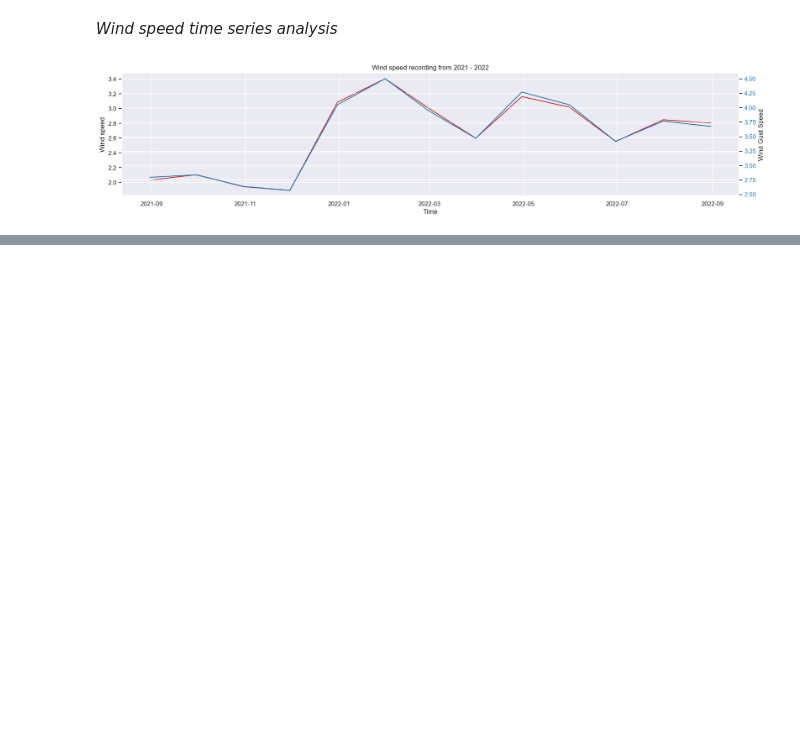
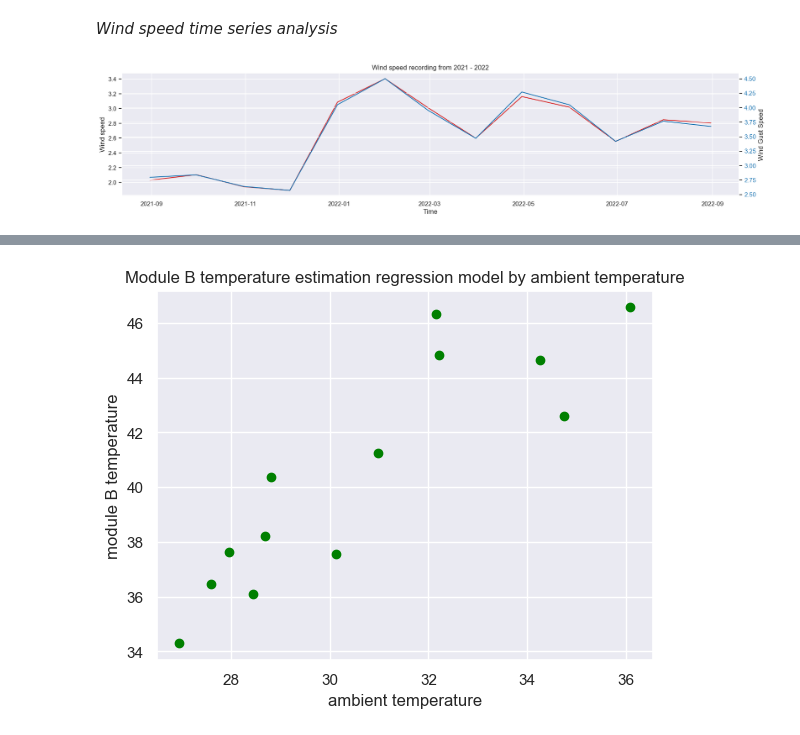
Before and after one commit to KalTadesse9/project_moonlight, a Jupyter notebook: notebooks/AnalysisOnSolarRadiations_Benin.ipynb, the cells around one changed output, grey strips where cells are left out. Drawn from its saved outputs; the diff is of its cells as text; code cells hidden in the pictures; blank space fills up the shorter version.

```diff
--- a/notebooks/AnalysisOnSolarRadiations_Benin.ipynb
+++ b/notebooks/AnalysisOnSolarRadiations_Benin.ipynb
@@ -342,0 +374,8 @@ plot_df(monthly_data, x=monthly_data.index, y1=monthly_data['WD'], title='Wind D
+# %%
+plt.scatter(monthly_temp_data['Tamb'],monthly_temp_data['TModB'], color ="green")
+plt.title('Module B temperature estimation regression model by ambient temperature')
+plt.xlabel('ambient temperature')
+plt.ylabel('module B temperature')
+plt.show()
+# %% [output]
+[figure, added]
```
Also changed, not shown: parts of 18 cells of this notebook.
